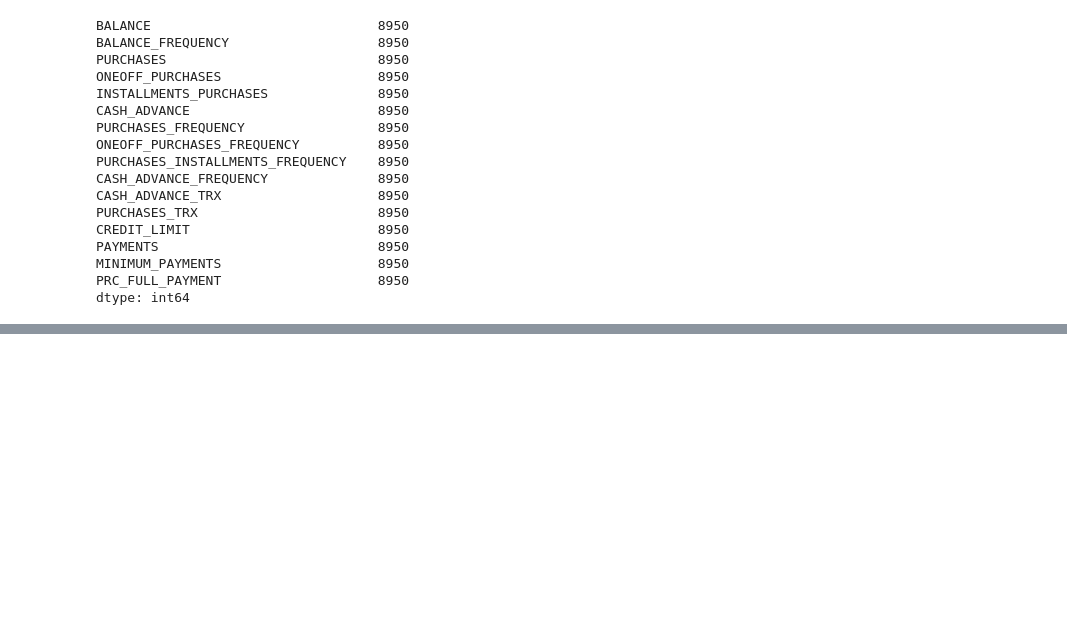
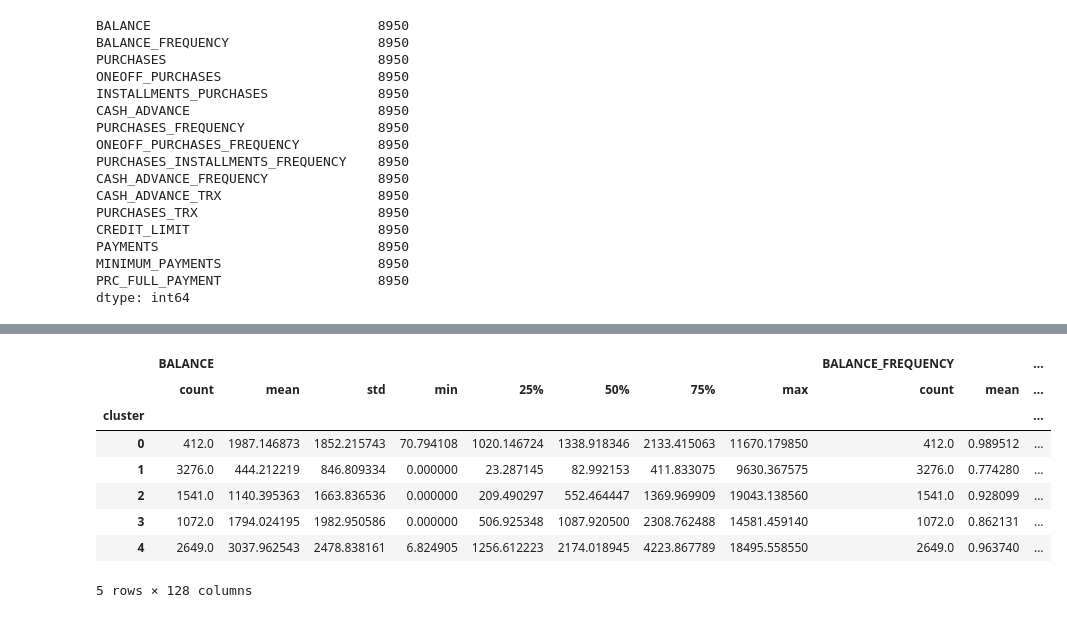
Before and after one commit to alvesalex-AI/al-ml, a Jupyter notebook: ML_extraindo_padroes_dados/clustering_01.ipynb, the cells around one changed output, grey strips where cells are left out. Saved outputs shown, nothing was run; the diff lists cells and outputs as text; code cells hidden in the pictures; blank space fills up the shorter version.

Commit message:
analise dos clusters

```diff
--- a/ML_extraindo_padroes_dados/clustering_01.ipynb
+++ b/ML_extraindo_padroes_dados/clustering_01.ipynb
@@ -189,0 +202,3 @@ clustering_algorithm(5, set3)
+# %%
+import seaborn as sns
+dataframe["cluster"] = labels
@@ -189,0 +228,12 @@ clustering_algorithm(5, set3)
+# %%
+dataframe.groupby('cluster').describe()
+# %% [output]
+|  | BALANCE |  |  |  |  |  |  |  | BALANCE_FREQUENCY |  | ... |
+|  | count | mean | std | min | 25% | 50% | 75% | max | count | mean | ... |
+| cluster |  |  |  |  |  |  |  |  |  |  | ... |
+| 0 | 412.0 | 1987.146873 | 1852.215743 | 70.794108 | 1020.146724 | 1338.918346 | 2133.415063 | 11670.179850 | 412.0 | 0.989512 | ... |
+| 1 | 3276.0 | 444.212219 | 846.809334 | 0.000000 | 23.287145 | 82.992153 | 411.833075 | 9630.367575 | 3276.0 | 0.774280 | ... |
+| 2 | 1541.0 | 1140.395363 | 1663.836536 | 0.000000 | 209.490297 | 552.464447 | 1369.969909 | 19043.138560 | 1541.0 | 0.928099 | ... |
+| 3 | 1072.0 | 1794.024195 | 1982.950586 | 0.000000 | 506.925348 | 1087.920500 | 2308.762488 | 14581.459140 | 1072.0 | 0.862131 | ... |
+| 4 | 2649.0 | 3037.962543 | 2478.838161 | 6.824905 | 1256.612223 | 2174.018945 | 4223.867789 | 18495.558550 | 2649.0 | 0.963740 | ... |
+5 rows × 128 columns
```
Also changed, not shown: parts of 20 cells of this notebook.
